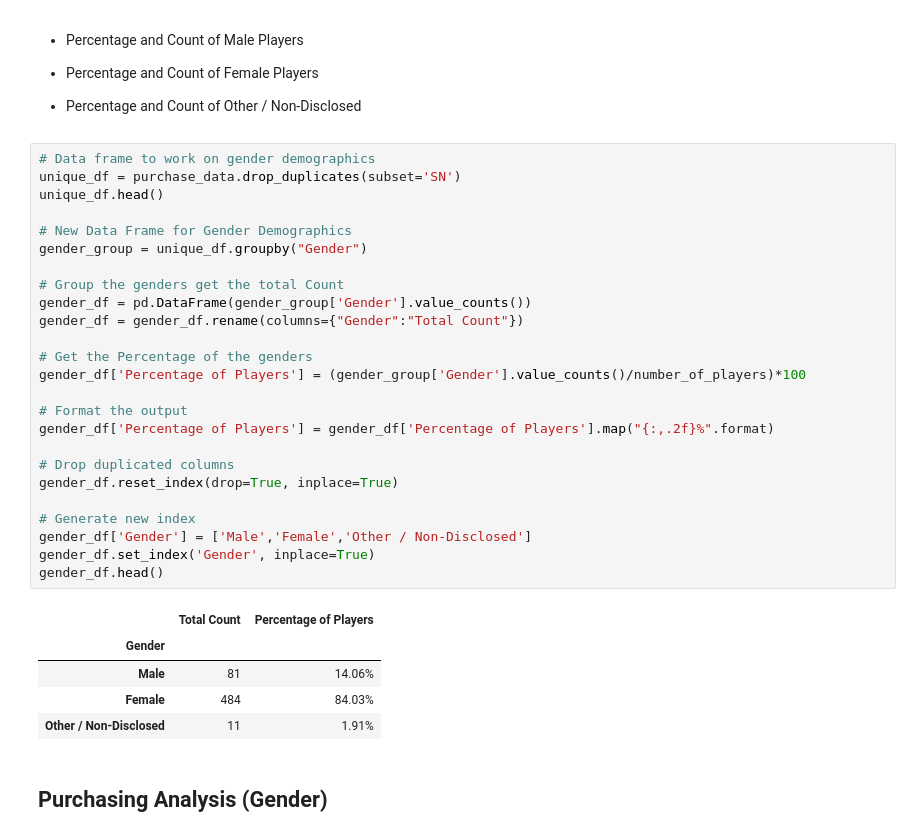
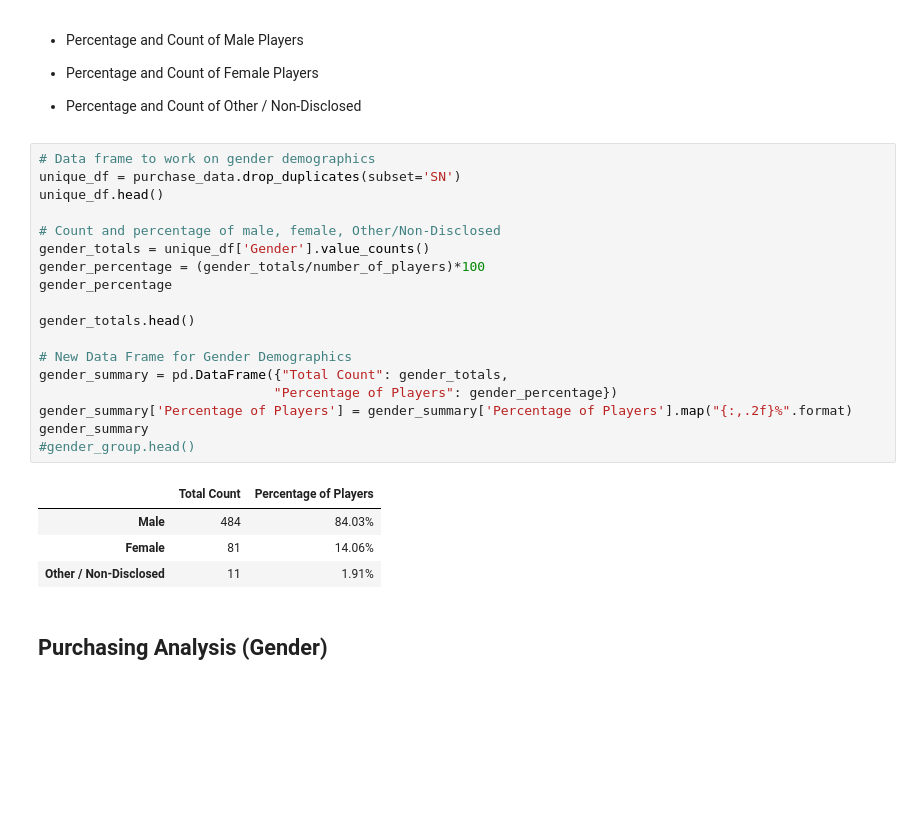
Before and after one commit to MuratCKoc/04.Pandas, a Jupyter notebook: HeroesOfPymoli/HeroesOfPymoli.ipynb, the cells around one changed output. Saved outputs shown, nothing was run; the diff lists cells and outputs as text; blank space fills up the shorter version.

```diff
--- a/HeroesOfPymoli/HeroesOfPymoli.ipynb
+++ b/HeroesOfPymoli/HeroesOfPymoli.ipynb
@@ -74,33 +74,25 @@ purchasing_analysis_df.head()
 # %%
 # Data frame to work on gender demographics
 unique_df = purchase_data.drop_duplicates(subset='SN')
 unique_df.head()
 
+# Count and percentage of male, female, Other/Non-Disclosed
+gender_totals = unique_df['Gender'].value_counts()
+gender_percentage = (gender_totals/number_of_players)*100
+gender_percentage
+
+gender_totals.head()
+
 # New Data Frame for Gender Demographics
-gender_group = unique_df.groupby("Gender")
-
-# Group the genders get the total Count
-gender_df = pd.DataFrame(gender_group['Gender'].value_counts())
-gender_df = gender_df.rename(columns={"Gender":"Total Count"})
-
-# Get the Percentage of the genders
-gender_df['Percentage of Players'] = (gender_group['Gender'].value_counts()/number_of_players)*100
-
-# Format the output
-gender_df['Percentage of Players'] = gender_df['Percentage of Players'].map("{:,.2f}%".format)
-
-# Drop duplicated columns
-gender_df.reset_index(drop=True, inplace=True)
-
-# Generate new index
-gender_df['Gender'] = ['Male','Female','Other / Non-Disclosed']
-gender_df.set_index('Gender', inplace=True)
-gender_df.head()
+gender_summary = pd.DataFrame({"Total Count": gender_totals,
+                              "Percentage of Players": gender_percentage})
+gender_summary['Percentage of Players'] = gender_summary['Percentage of Players'].map("{:,.2f}%".format)
+gender_summary
+#gender_group.head()
 # %% [output]
 |  | Total Count | Percentage of Players |
-| Gender |  |  |
-| Male | 81 | 14.06% |
-| Female | 484 | 84.03% |
+| Male | 484 | 84.03% |
+| Female | 81 | 14.06% |
 | Other / Non-Disclosed | 11 | 1.91% |
 # %% [markdown]
 
```
Also changed, not shown: parts of 4 cells of this notebook, 2 other files.
